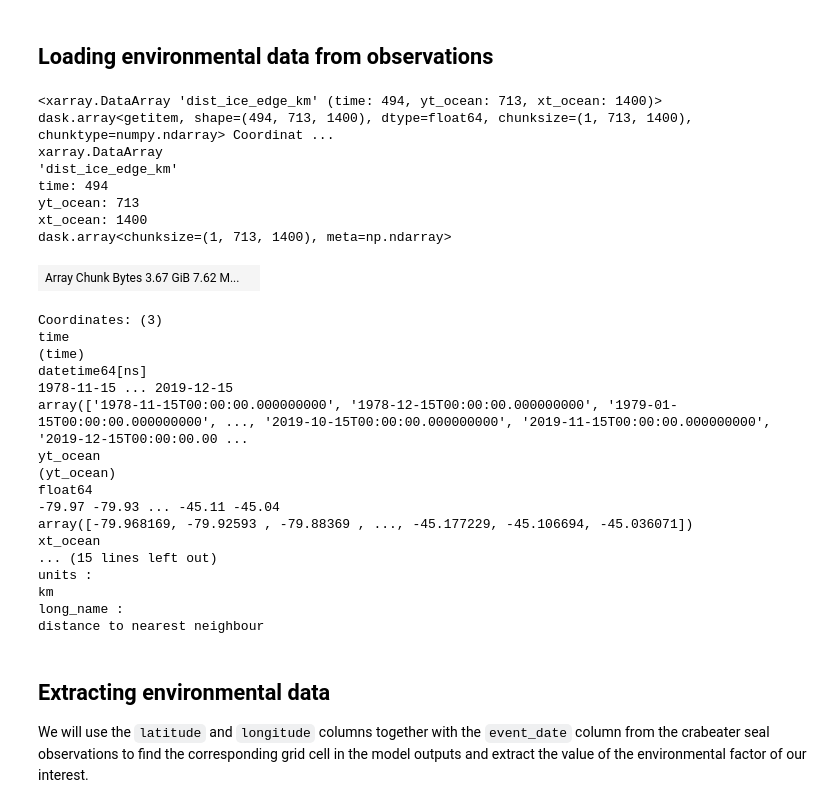
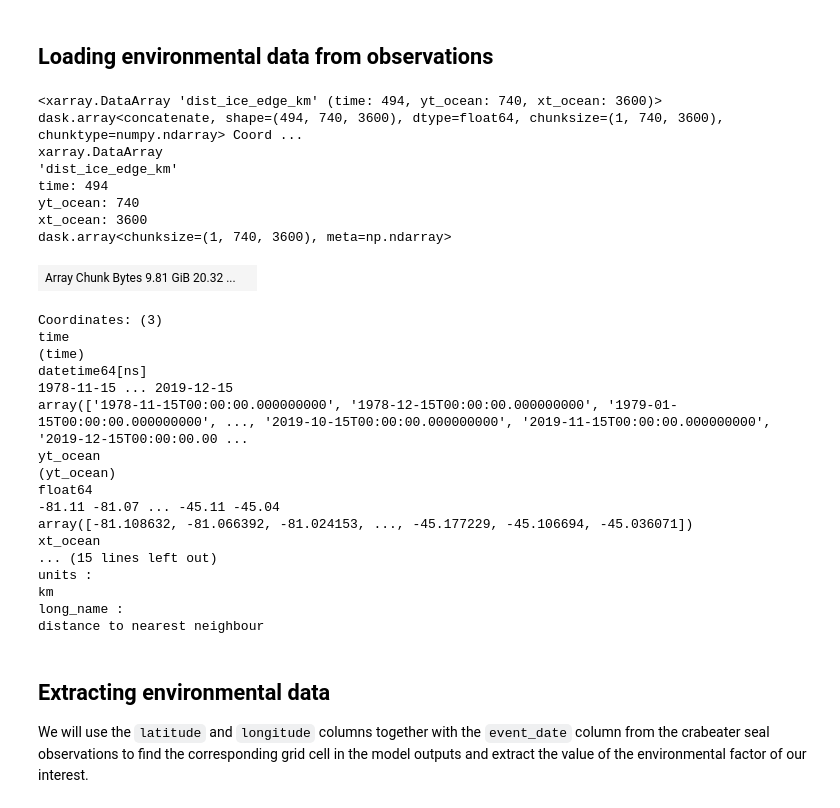
Before and after one commit to lidefi87/Crabeater_Distribution_East_Antarctica, a Jupyter notebook: Scripts/03_Matching_bio_env_data/02b_Matching_Obs-env_background.ipynb, the cells around one changed output. Drawn from its saved outputs; the diff is of its cells as text; code cells hidden in the pictures.

```diff
--- a/Scripts/03_Matching_bio_env_data/02b_Matching_Obs-env_background.ipynb
+++ b/Scripts/03_Matching_bio_env_data/02b_Matching_Obs-env_background.ipynb
@@ -60,35 +60,35 @@ crabeaters
 ## Loading environmental data from observations
 # %%
 #Creating dictionary with useful information
-varDict = {'var_name': 'dist_ice_edge_km',
+varDict = {'var_original': 'dist_km',
            #Folder containing obs
            'obs_main': '/g/data/v45/la6889/Chapter2_Crabeaters/SeaIceObs/Distance_Edge/*.nc',
+           #Name to store variable in final data frame
+           'var_short': 'dist_ice_edge_km',
            #Output folder
-           'base_out': '../Environmental_Data/Env_obs/'}
+           'base_out': '../Environmental_Data/Env_obs'}
 # %%
 #Getting list of all obs in folder
 files_var = sorted(glob(varDict['obs_main']))
+var = varDict['var_original']
 
 #Loading all data into single dataset
-var_df = xr.open_mfdataset(files_var)
-var_df = var_df.rename_vars({'dist_km': 'dist_ice_edge_km'})
-# var_df = var_df.rename_vars({'__xarray_dataarray_variable__': 'SST_degC'})
-var_df = var_df.dist_ice_edge_km.rename({'lon': 'xt_ocean', 'lat': 'yt_ocean'})
-
-#Subsetting data to Indian sectors
-var_df = var_df.sel(yt_ocean = slice(-80, -40), xt_ocean = slice(30, 170))
+var_df = xr.open_mfdataset(files_var)[var]
+var_df.name = varDict['var_short']
+if 'xt_ocean' not in var_df.coords:
+    var_df = var_df.rename({'lon': 'xt_ocean', 'lat': 'yt_ocean'})
 
 #Checking results
 var_df
 # %% [output]
-<xarray.DataArray 'dist_ice_edge_km' (time: 494, yt_ocean: 713, xt_ocean: 1400)> dask.array<getitem, shape=(494, 713, 1400), dtype=float64, chunksize=(1, 713, 1400), chunktype=numpy.ndarray> Coordinat ...
+<xarray.DataArray 'dist_ice_edge_km' (time: 494, yt_ocean: 740, xt_ocean: 3600)> dask.array<concatenate, shape=(494, 740, 3600), dtype=float64, chunksize=(1, 740, 3600), chunktype=numpy.ndarray> Coord ...
 xarray.DataArray
 'dist_ice_edge_km'
 time: 494
-yt_ocean: 713
-xt_ocean: 1400
-dask.array<chunksize=(1, 713, 1400), meta=np.ndarray>
+yt_ocean: 740
+xt_ocean: 3600
+dask.array<chunksize=(1, 740, 3600), meta=np.ndarray>
-| Array Chunk Bytes 3.67 GiB 7.62 M... |  |
+| Array Chunk Bytes 9.81 GiB 20.32 ... |  |
 Coordinates: (3)
 time
 (time)
@@ -98,8 +98,8 @@ array(['1978-11-15T00:00:00.000000000', '1978-12-15T00:00:00.000000000', '1979-0
 yt_ocean
 (yt_ocean)
 float64
--79.97 -79.93 ... -45.11 -45.04
-array([-79.968169, -79.92593 , -79.88369 , ..., -45.177229, -45.106694, -45.036071])
+-81.11 -81.07 ... -45.11 -45.04
+array([-81.108632, -81.066392, -81.024153, ..., -45.177229, -45.106694, -45.036071])
 xt_ocean
 ... (15 lines left out)
 units :
```
Also changed, not shown: parts of 4 cells of this notebook, 4 other files.
